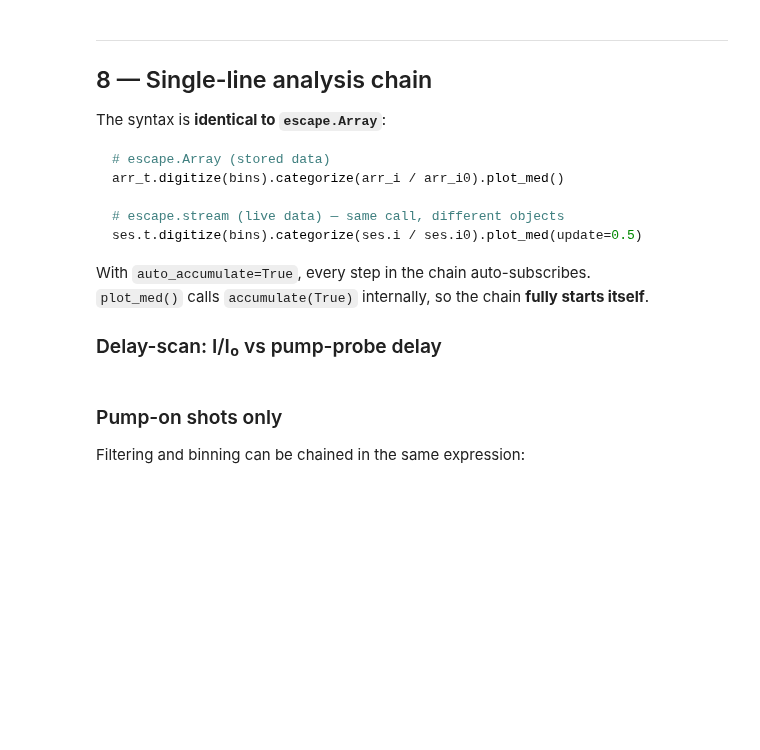
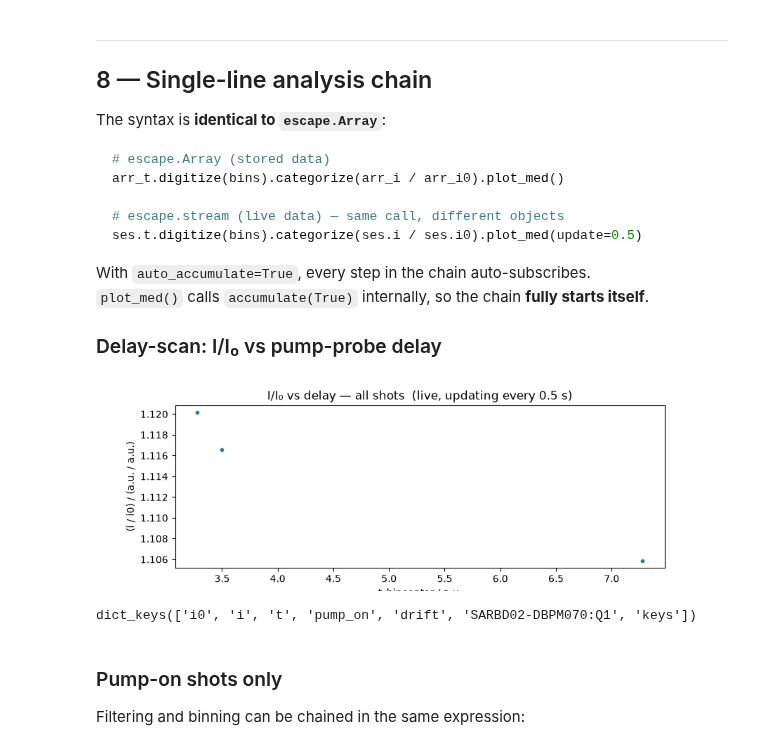
Before and after one commit to htlemke/escape-fel, a Jupyter notebook: escape/stream/tutorial_streamsession.ipynb, the cells around one changed output. Cells and saved outputs as stored; diff of their text form; code cells hidden in the pictures; blank space fills up the shorter version.

Commit message:
graphing underbuild for stream and array started

```diff
--- a/escape/stream/tutorial_streamsession.ipynb
+++ b/escape/stream/tutorial_streamsession.ipynb
@@ -299,13 +367,19 @@ With `auto_accumulate=True`, every step in the chain auto-subscribes.
 
 ### Delay-scan: I/I₀ vs pump-probe delay
 # %%
-bins = np.linspace(-1, 10, 23)   # 22 delay bins over [-1, 10] ps
+bins = np.linspace(-1, 10, 100)   # 22 delay bins over [-1, 10] ps
 
 fig1, ax1 = plt.subplots(figsize=(9, 3))
 ax1.set_title('I/I₀ vs delay — all shots  (live, updating every 0.5 s)')
 
 # Single line — identical syntax to escape.Array
 mp1 = ses.t.digitize(bins).categorize(ses.i / ses.i0).plot_med(update=0.5, axes=ax1)
+# %% [output]
+[figure, added]
+# %%
+ses.streams.keys()
+# %% [output]
+dict_keys(['i0', 'i', 't', 'pump_on', 'drift', 'SARBD02-DBPM070:Q1', 'keys'])
 # %% [markdown]
 ### Pump-on shots only
 
```
Also changed, not shown: parts of 17 cells of this notebook, 16 other files.
